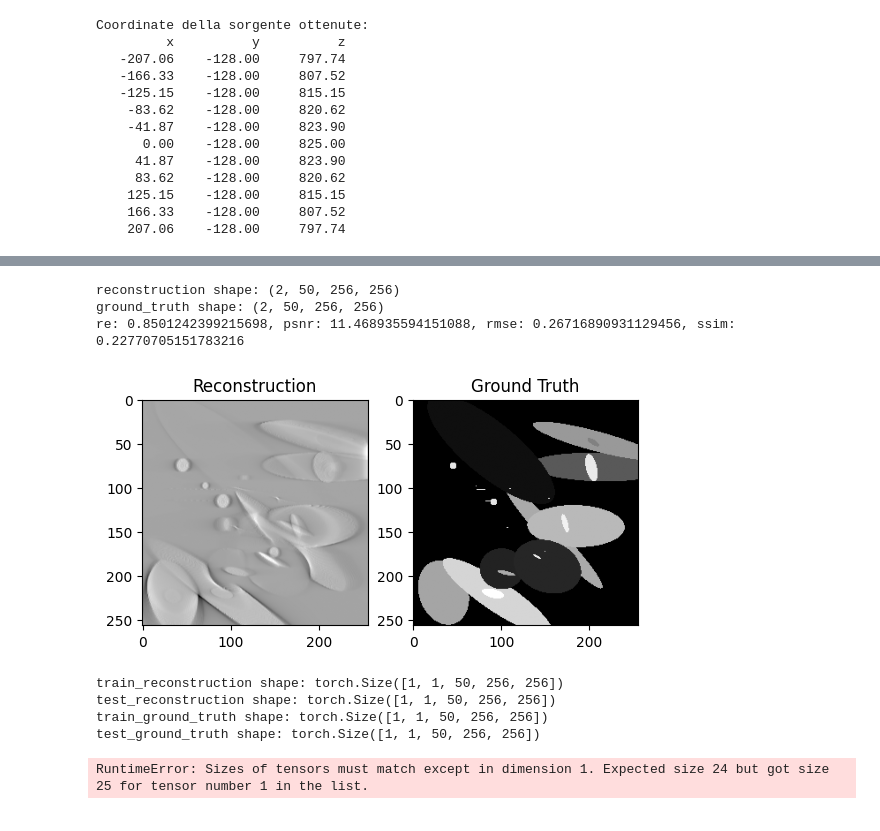
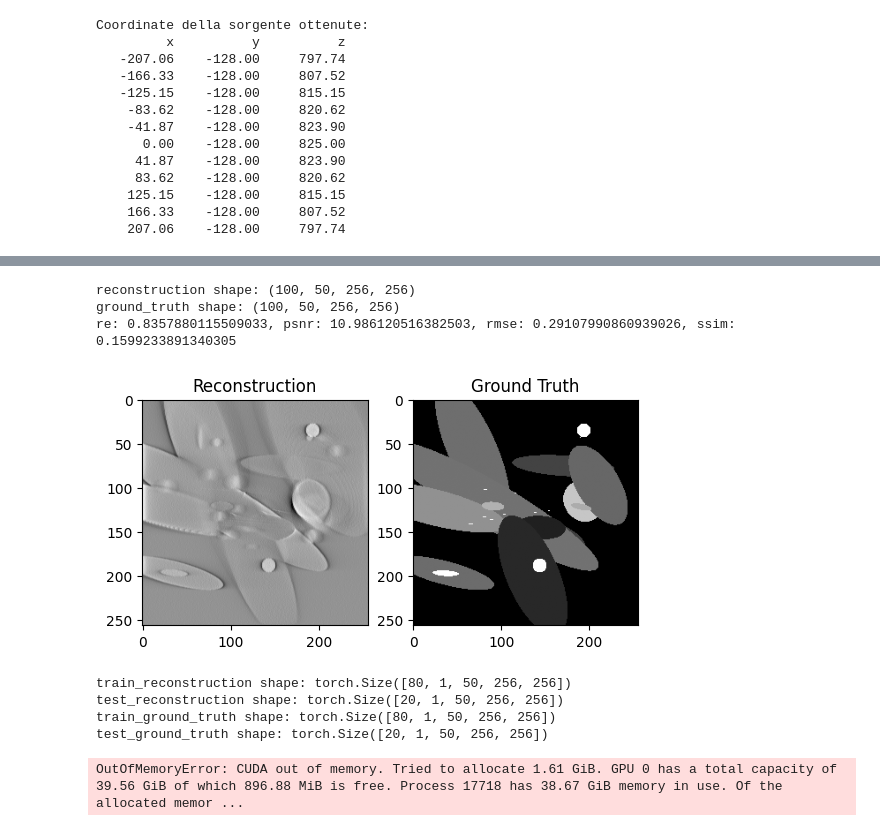
Before and after one commit to federicoaugelli/3D_Feldkamp_Denoising_Tomosynthesis, a Jupyter notebook: src/main.ipynb, the cells around one changed output, grey strips where cells are left out. Drawn from its saved outputs; the diff is of its cells as text; code cells hidden in the pictures.

```diff
--- a/src/main.ipynb
+++ b/src/main.ipynb
@@ -86,7 +104,16 @@ from metrics import *
 data = np.load('reconstructions.npz')
 ground_truth = np.load('dataset/np/ellipsoid_dataset.npy')
 
-volumes = data['volumes']
+volume_name = data['volume_name']
+
+def get_number(name):
+  return int(name.split('_')[2])
+
+sorted_data = np.argsort([get_number(name) for name in volume_name])
+#sorted = volume_name[sorted_data]
+
+
+volumes = data['volumes'][sorted_data]
 noise_level = data['noise_level']
 
 noised = np.where(noise_level == 0.00)[0]
@@ -106,16 +133,16 @@ ssim = SSIM(ground_truth, reconstruction)
 
 print(f're: {re}, psnr: {psnr}, rmse: {rmse}, ssim: {ssim}')
 # %% [output]
-reconstruction shape: (2, 50, 256, 256)
-ground_truth shape: (2, 50, 256, 256)
-re: 0.8501242399215698, psnr: 11.468935594151088, rmse: 0.26716890931129456, ssim: 0.22770705151783216
+reconstruction shape: (100, 50, 256, 256)
+ground_truth shape: (100, 50, 256, 256)
+re: 0.8357880115509033, psnr: 10.986120516382503, rmse: 0.29107990860939026, ssim: 0.1599233891340305
 # %%
 import matplotlib.pyplot as plt
-plt.subplot(1, 2, 1); plt.imshow(reconstruction[0, 13], cmap='grey'); plt.title("Reconstruction")
-plt.subplot(1, 2, 2); plt.imshow(ground_truth[0, 13], cmap='grey'); plt.title("Ground Truth")
+plt.subplot(1, 2, 1); plt.imshow(reconstruction[0, 10], cmap='grey'); plt.title("Reconstruction")
+plt.subplot(1, 2, 2); plt.imshow(ground_truth[0, 10], cmap='grey'); plt.title("Ground Truth")
 plt.show()
 # %% [output]
-[figure, old version]
+[figure, new version]
 # %%
 import torch
 from sklearn.model_selection import train_test_split
@@ -138,10 +165,10 @@ print(f'test_reconstruction shape: {test_reconstruction.shape}')
 print(f'train_ground_truth shape: {train_ground_truth.shape}')
 print(f'test_ground_truth shape: {test_ground_truth.shape}')
 # %% [output]
-train_reconstruction shape: torch.Size([1, 1, 50, 256, 256])
-test_reconstruction shape: torch.Size([1, 1, 50, 256, 256])
-train_ground_truth shape: torch.Size([1, 1, 50, 256, 256])
-test_ground_truth shape: torch.Size([1, 1, 50, 256, 256])
+train_reconstruction shape: torch.Size([80, 1, 50, 256, 256])
+test_reconstruction shape: torch.Size([20, 1, 50, 256, 256])
+train_ground_truth shape: torch.Size([80, 1, 50, 256, 256])
+test_ground_truth shape: torch.Size([20, 1, 50, 256, 256])
 # %%
 from torch import nn
 from torch.nn import functional as F
@@ -216,7 +306,7 @@ optimizer = optim.Adam(model.parameters(), lr=0.001)
 device = torch.device("cuda" if torch.cuda.is_available() else "cpu")
 model.to(device)
 
-for epoch in range(10):
+for epoch in range(20):
     # Training
     model.train()
     train_loss = 0.0
@@ -240,4 +330,4 @@ for epoch in range(10):
 
     print(f"Epoch {epoch+1}, Train Loss: {train_loss/len(train_loader):.4f}, Val Loss: {val_loss/len(test_loader):.4f}")
 # %% [output]
-RuntimeError: Sizes of tensors must match except in dimension 1. Expected size 24 but got size 25 for tensor number 1 in the list.
+OutOfMemoryError: CUDA out of memory. Tried to allocate 1.61 GiB. GPU 0 has a total capacity of 39.56 GiB of which 896.88 MiB is free. Process 17718 has 38.67 GiB memory in use. Of the allocated memor ...
```
Also changed, not shown: parts of 10 cells of this notebook, 3 other files.
